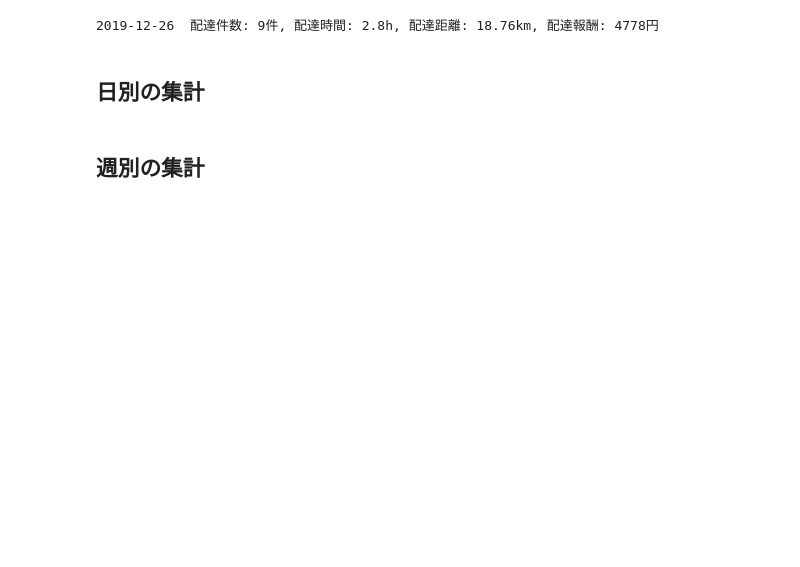
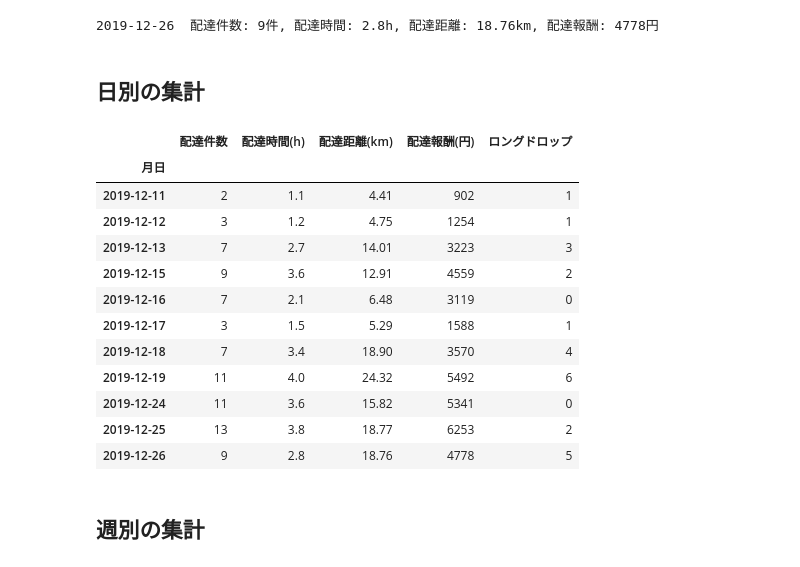
Before and after one commit to tsu-nera/ubereats-analysis, a Jupyter notebook: notebooks/trip_analysis.ipynb, the cells around one changed output. Cells and saved outputs as stored; diff of their text form; code cells hidden in the pictures; blank space fills up the shorter version.

```diff
--- a/notebooks/trip_analysis.ipynb
+++ b/notebooks/trip_analysis.ipynb
@@ -91,5 +94,31 @@ print("{}  配達件数: {}件, 配達時間: {}h, 配達距離: {}km, 配達報
 2019-12-26  配達件数: 9件, 配達時間: 2.8h, 配達距離: 18.76km, 配達報酬: 4778円
 # %% [markdown]
 ## 日別の集計
+# %%
+groupby = df.groupby('date')
+# %%
+df_by_day = pd.DataFrame()
+df_by_day["配達件数"] = groupby["pickup_datetime"].count()
+df_by_day["配達時間(h)"] = round(groupby["drive_time"].sum() / 60, 1)
+df_by_day["配達距離(km)"] = groupby["distance"].sum()
+df_by_day["配達報酬(円)"] = groupby["price"].sum()
+df_by_day["ロングドロップ"] = groupby.apply(lambda x: x[x.distance >= 2]['distance'].count())
+# %%
+df_by_day.index.name = '月日'
+df_by_day.tail(30)
+# %% [output]
+|  | 配達件数 | 配達時間(h) | 配達距離(km) | 配達報酬(円) | ロングドロップ |
+| 月日 |  |  |  |  |  |
+| 2019-12-11 | 2 | 1.1 | 4.41 | 902 | 1 |
+| 2019-12-12 | 3 | 1.2 | 4.75 | 1254 | 1 |
+| 2019-12-13 | 7 | 2.7 | 14.01 | 3223 | 3 |
+| 2019-12-15 | 9 | 3.6 | 12.91 | 4559 | 2 |
+| 2019-12-16 | 7 | 2.1 | 6.48 | 3119 | 0 |
+| 2019-12-17 | 3 | 1.5 | 5.29 | 1588 | 1 |
+| 2019-12-18 | 7 | 3.4 | 18.90 | 3570 | 4 |
+| 2019-12-19 | 11 | 4.0 | 24.32 | 5492 | 6 |
+| 2019-12-24 | 11 | 3.6 | 15.82 | 5341 | 0 |
+| 2019-12-25 | 13 | 3.8 | 18.77 | 6253 | 2 |
+| 2019-12-26 | 9 | 2.8 | 18.76 | 4778 | 5 |
 # %% [markdown]
 ## 週別の集計
```
Also changed, not shown: parts of 11 cells of this notebook.
